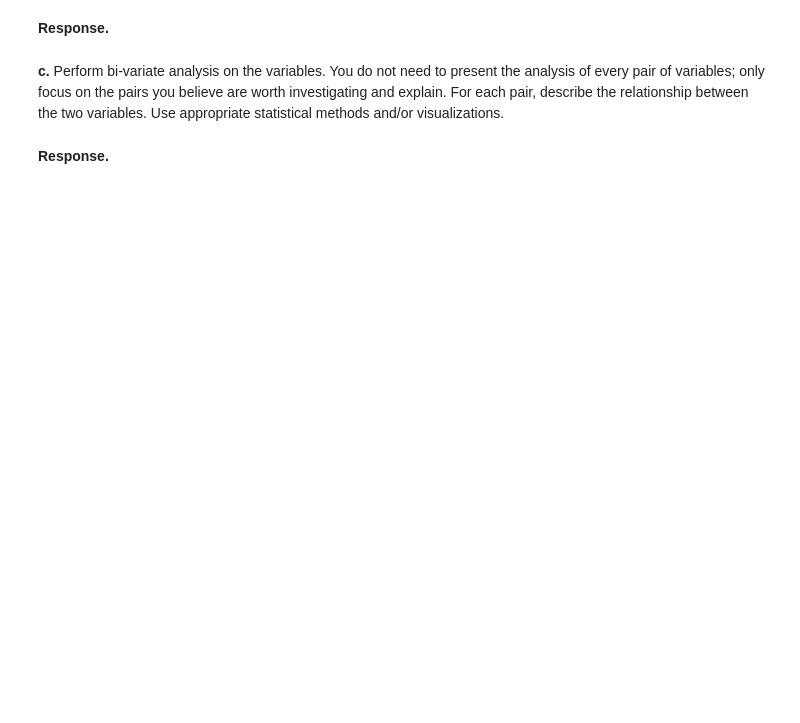
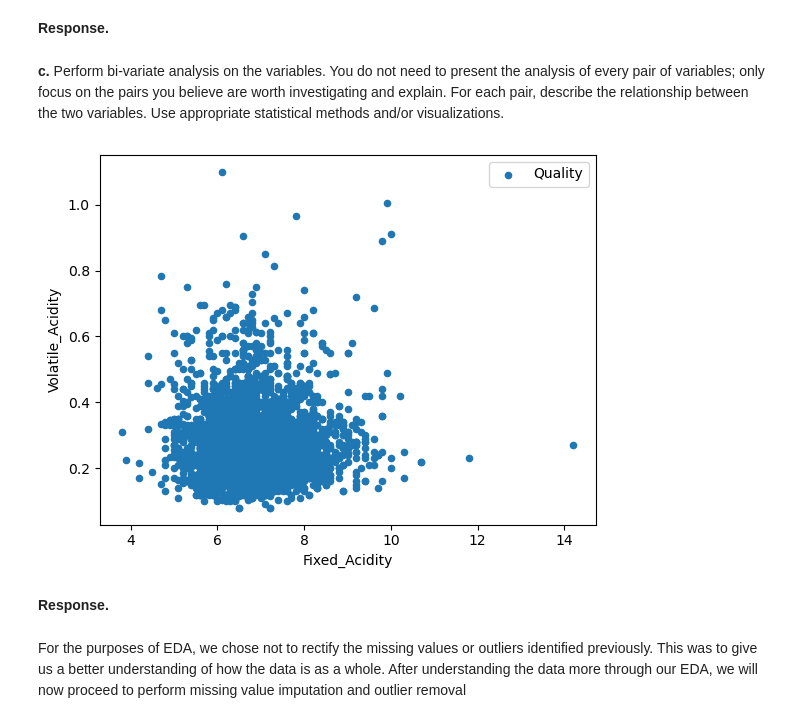
Before and after one commit to Zacboss3/CS105-Project-Submission-Part-I-2024, a Jupyter notebook: CS105 Project Submission Part I 2024.ipynb, the cells around one changed output. Saved outputs shown, nothing was run; the diff lists cells and outputs as text; code cells hidden in the pictures; blank space fills up the shorter version.

```diff
--- a/CS105 Project Submission Part I 2024.ipynb
+++ b/CS105 Project Submission Part I 2024.ipynb
@@ -69,5 +291,14 @@ To edit any markdown cell, double click the cell; after editing, execute the mar
 **Response.**
 # %% [markdown]
 **c.** Perform bi-variate analysis on the variables. You do not need to present the analysis of every pair of variables; only focus on the pairs you believe are worth investigating and explain. For each pair, describe the relationship between the two variables. Use appropriate statistical methods and/or visualizations.
+# %%
+#Quality should be colour
+df_numerics = df[["Fixed_Acidity","Volatile_Acidity","Citric_Acid","Chlorides","Free_SO2","Total_SO2","Sulphates","Quality"]]
+df_numerics.plot(kind='scatter', x="Fixed_Acidity", y="Volatile_Acidity", label="Quality")
+plt.show()
+# %% [output]
+[figure, added]
 # %% [markdown]
 **Response.**
+# %% [markdown]
+For the purposes of EDA, we chose not to rectify the missing values or outliers identified previously. This was to give us a better understanding of how the data is as a whole. After understanding the data more through our EDA, we will now proceed to perform missing value imputation and outlier removal
```
Also changed, not shown: parts of 30 cells of this notebook.
